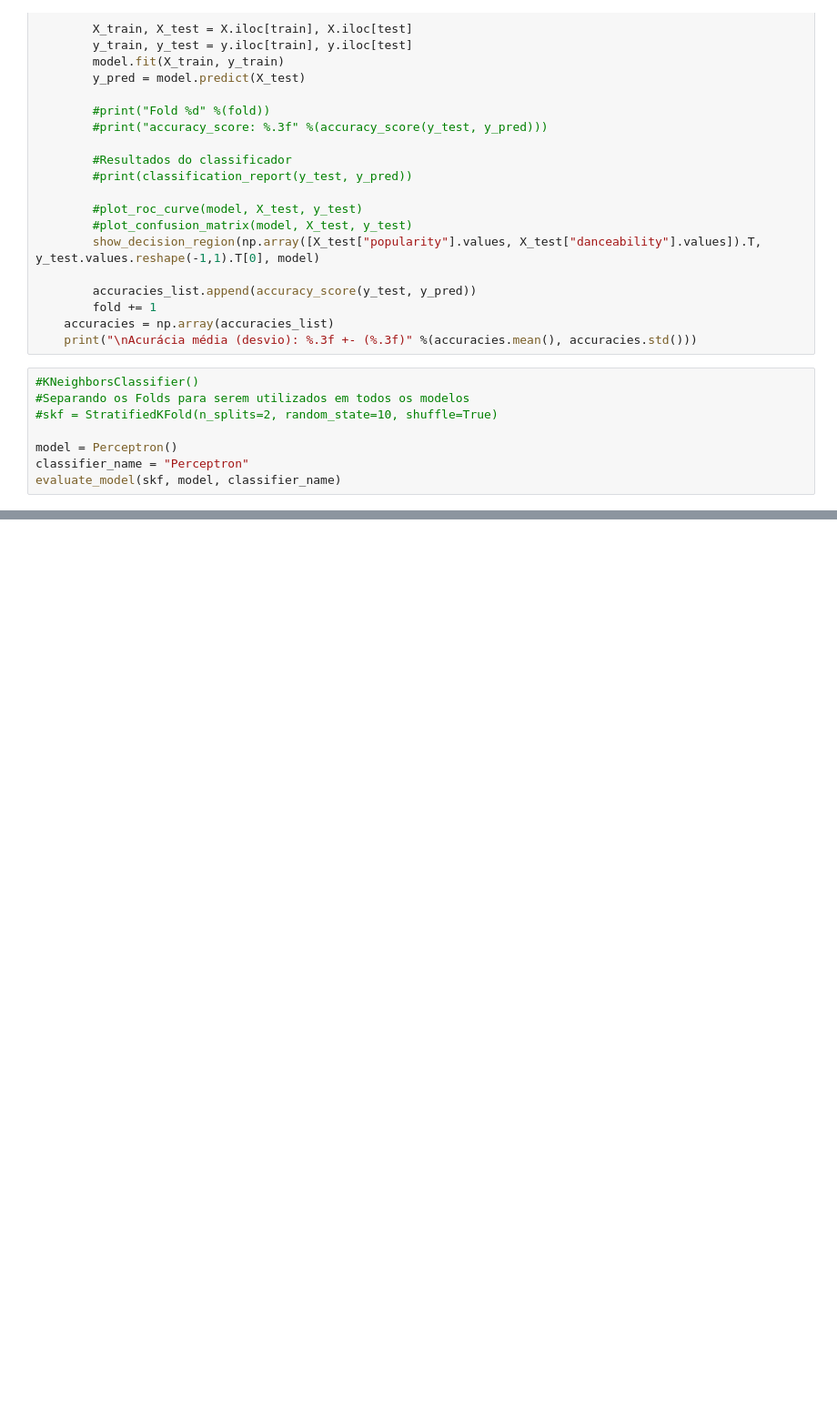
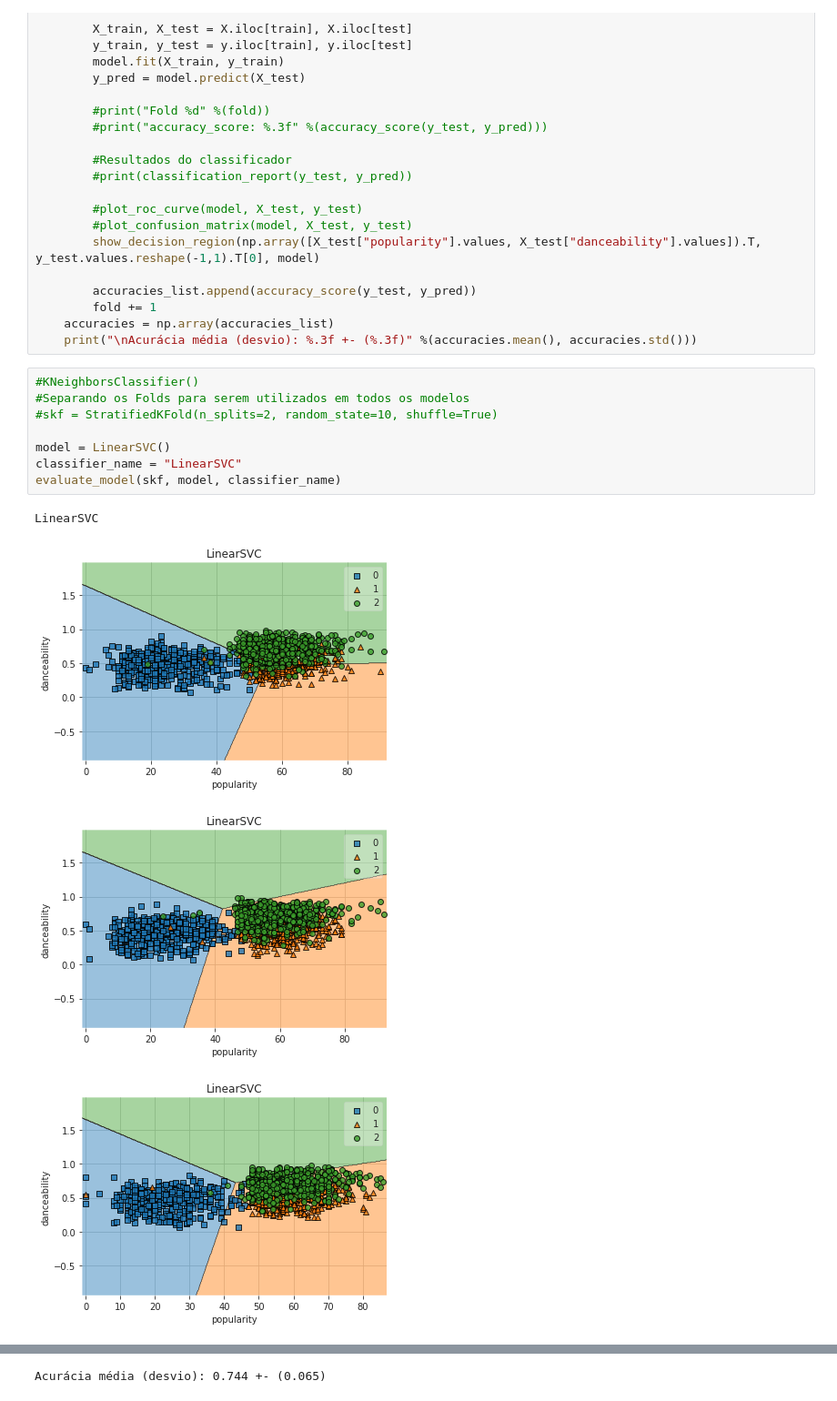
Before and after one commit to albanoxdz/UFPE_ModPD, a Jupyter notebook: music_genre.ipynb, the cells around one changed output, grey strips where cells are left out. Shown at 91% size. Saved outputs shown, nothing was run; the diff lists cells and outputs as text; blank space fills up the shorter version.

```diff
--- a/music_genre.ipynb
+++ b/music_genre.ipynb
@@ -288,8 +317,13 @@ def evaluate_model(kf, model, classifier_name):
 # %%
 #KNeighborsClassifier()
 #Separando os Folds para serem utilizados em todos os modelos
 #skf = StratifiedKFold(n_splits=2, random_state=10, shuffle=True)
 
-model = Perceptron()
-classifier_name = "Perceptron"
+model = LinearSVC()
+classifier_name = "LinearSVC"
 evaluate_model(skf, model, classifier_name)
+# %% [output]
+LinearSVC
+[figure, added]
+[figure, added]
+[figure, added]
@@ -296,3 +337,4 @@ evaluate_model(skf, model, classifier_name)
+Acurácia média (desvio): 0.744 +- (0.065)
 # %%
 #for model_name, clf in zip(names, classifiers):
 #    model = clf
```
Also changed, not shown: parts of 14 cells of this notebook.
